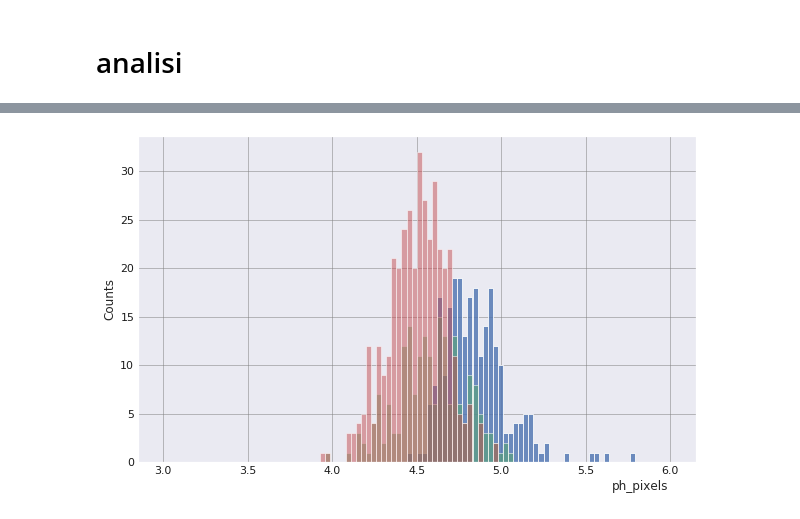
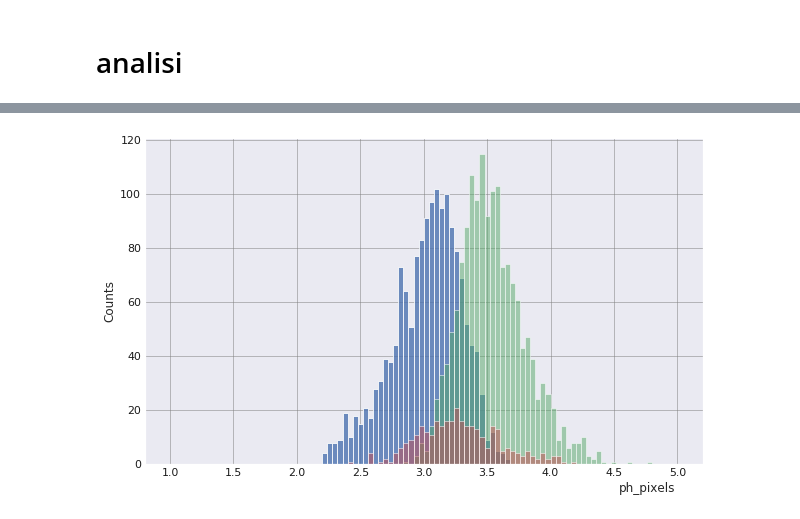
Before and after one commit to gmazzitelli/cygno_cloud, a Jupyter notebook: AnalisiCosmics.ipynb, the cells around one changed output, grey strips where cells are left out. Drawn from its saved outputs; the diff is of its cells as text; code cells hidden in the pictures.

```diff
--- a/AnalisiCosmics.ipynb
+++ b/AnalisiCosmics.ipynb
@@ -122,6 +9,7 @@ def myExpG(data,ax, xmin, xmax, bins, E0, E1, a0, x0, s0):
 # analisi
 # %%
 file_out=mybasepath+"out/cosmics_run4035_cmin_0_cmax_10_rescale_576_nsigma_0.5_ev_100_ped_4034.plk.gz"
+file_out=mybasepath+"out/cosmics_run4039_cmin_0_cmax_10_rescale_576_nsigma_0.5_ev_200_ped_4038_ms_2_rt_2_vL.1.plk.gz"
 df = pd.read_pickle(file_out, compression='gzip')
 
 df['x0c'] = (df['x0end'] + df['x0start'])/2.
@@ -245,7 +152,7 @@ plt.show()
 # %%
 import seaborn as sns
 # pixels	photons	ph_pixels	x0start	y0start	x0end	y0end	length	mse	r2
-features = df[['ph_pixels', 'photons', 'length', 'mse']][(df.mse<1) & (df.cluster_lable<10)].copy()
+features = df[['ph_pixels', 'photons', 'length', 'r2']][(df.r2>0.99)].copy()
 plt.figure(figsize = (8,5))
 sns.heatmap(features.corr(), annot=True)
 plt.show()
@@ -358,18 +265,18 @@ plt.show()
 # %%
 fig, ax = plt.subplots(figsize=(10,6))
 from mpl_toolkits.mplot3d import Axes3D
 
-plt.hist(features.ph_pixels[features.cluster==0], bins=100, color='b', alpha=0.8, range=(3, 6))
-plt.hist(features.ph_pixels[features.cluster==1], bins=100, color='g', alpha=0.5, range=(3, 6))
-plt.hist(features.ph_pixels[features.cluster==2], bins=100, color='r', alpha=0.5, range=(3, 6))
+plt.hist(features.ph_pixels[features.cluster==0], bins=100, color='b', alpha=0.8, range=(1, 5))
+plt.hist(features.ph_pixels[features.cluster==1], bins=100, color='g', alpha=0.5, range=(1, 5))
+plt.hist(features.ph_pixels[features.cluster==2], bins=100, color='r', alpha=0.5, range=(1, 5))
 #plt.yscale('Log')
 plt.tick_params(axis="both", direction='in', which="both", length=6, width=1, colors='k',
                       grid_color='grey', grid_alpha=0.5)
 plt.xlabel('ph_pixels', x=0.9)
 plt.ylabel('Counts')
 plt.show()
 # %% [output]
-[figure, old version]
+[figure, new version]
 # %%
 fig, ax = plt.subplots(figsize=(10,6))
 from mpl_toolkits.mplot3d import Axes3D
```
Also changed, not shown: parts of 25 cells of this notebook, 11 other files.
